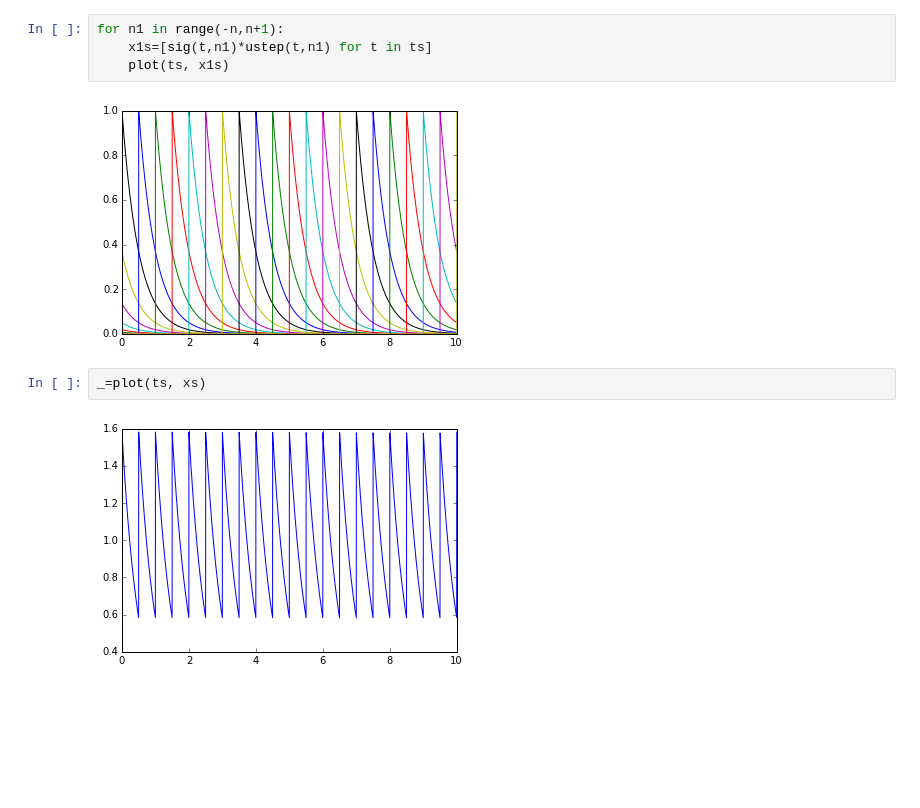
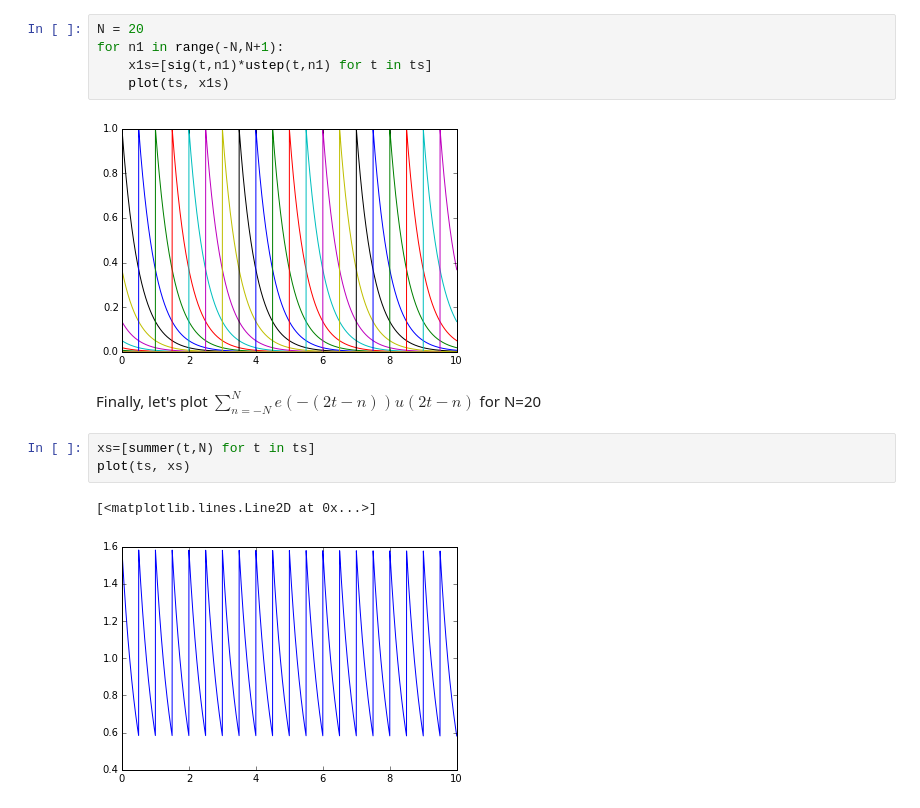
Before and after one commit to aliensunmin/ss2015spring, a Jupyter notebook: hw1.25(f).ipynb, the cells around one changed output. Saved outputs shown, nothing was run; the diff lists cells and outputs as text; blank space fills up the shorter version.

```diff
--- a/hw1.25(f).ipynb
+++ b/hw1.25(f).ipynb
@@ -31,10 +46,15 @@ xs=[summer(t,n) for t in ts]
 # %%
-for n1 in range(-n,n+1):
+N = 20
+for n1 in range(-N,N+1):
     x1s=[sig(t,n1)*ustep(t,n1) for t in ts]
     plot(ts, x1s)
 # %% [output]
 [figure]
-# %%
-_=plot(ts, xs)
-# %% [output]
-[figure, removed]
+# %% [markdown]
+Finally, let's plot $\sum_{n=-N}^{N}e(-(2t-n))u(2t-n)$ for N=20
+# %%
+xs=[summer(t,N) for t in ts]
+plot(ts, xs)
+# %% [output]
+[<matplotlib.lines.Line2D at 0x...>]
+[figure, added]
```
Also changed, not shown: parts of 12 cells of this notebook.
